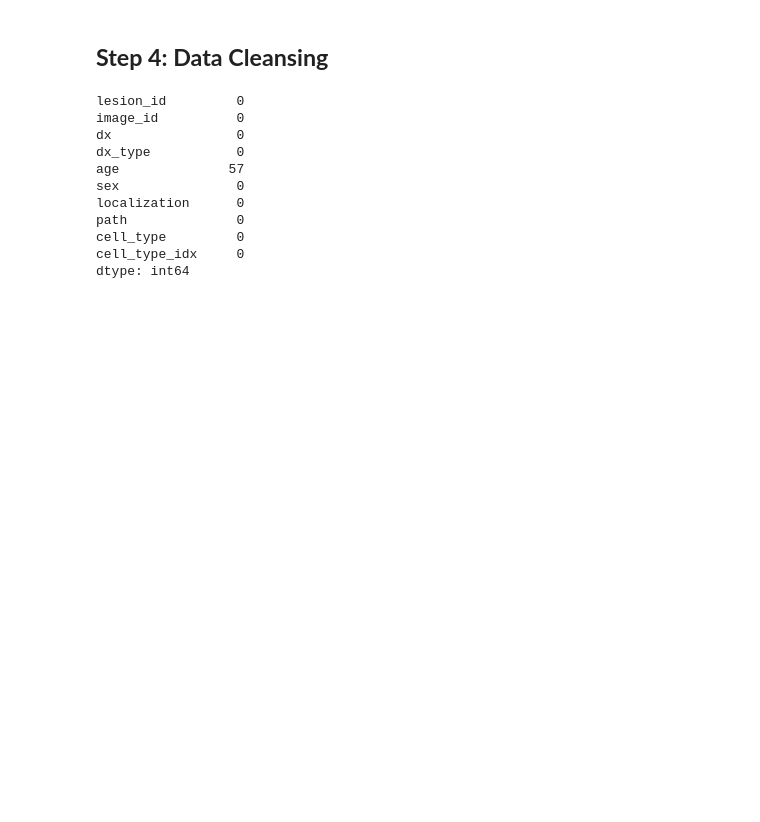
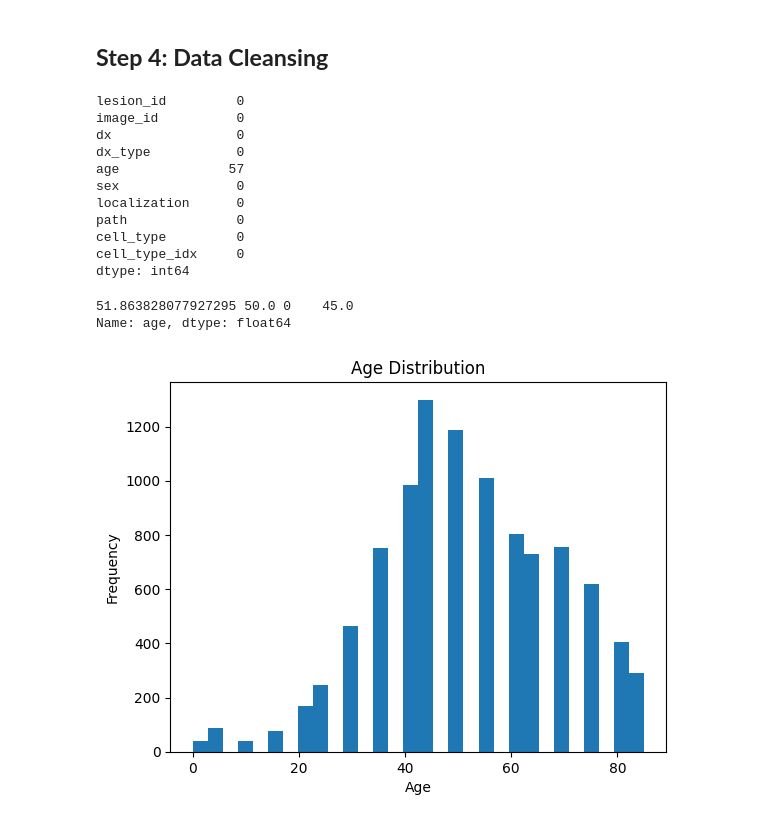
Before and after one commit to h-sutiwas/medical-image-torch, a Jupyter notebook: notebooks/eploratory_data_analysis.ipynb, the cells around one changed output. Saved outputs shown, nothing was run; the diff lists cells and outputs as text; code cells hidden in the pictures; blank space fills up the shorter version.

Commit message:
Visualize age distribution of all patients, male patients and female patients

```diff
--- a/notebooks/eploratory_data_analysis.ipynb
+++ b/notebooks/eploratory_data_analysis.ipynb
@@ -81,5 +81,16 @@ path              0
 cell_type         0
 cell_type_idx     0
 dtype: int64
+# %%
+print( skin_df[ 'age' ].mean(), skin_df[ 'age' ].median(), skin_df[ 'age' ].mode() )
+# %% [output]
+51.863828077927295 50.0 0    45.0
+Name: age, dtype: float64
 # %%
-# skin_df[ 'age' ].fillna(  )
+# All Patients
+skin_df[ 'age' ].plot.hist( bins=30 )
+plt.xlabel( "Age" )
+plt.title( "Age Distribution" )
+plt.show()
+# %% [output]
+[figure, added]
```
Also changed, not shown: parts of 2 cells of this notebook.
